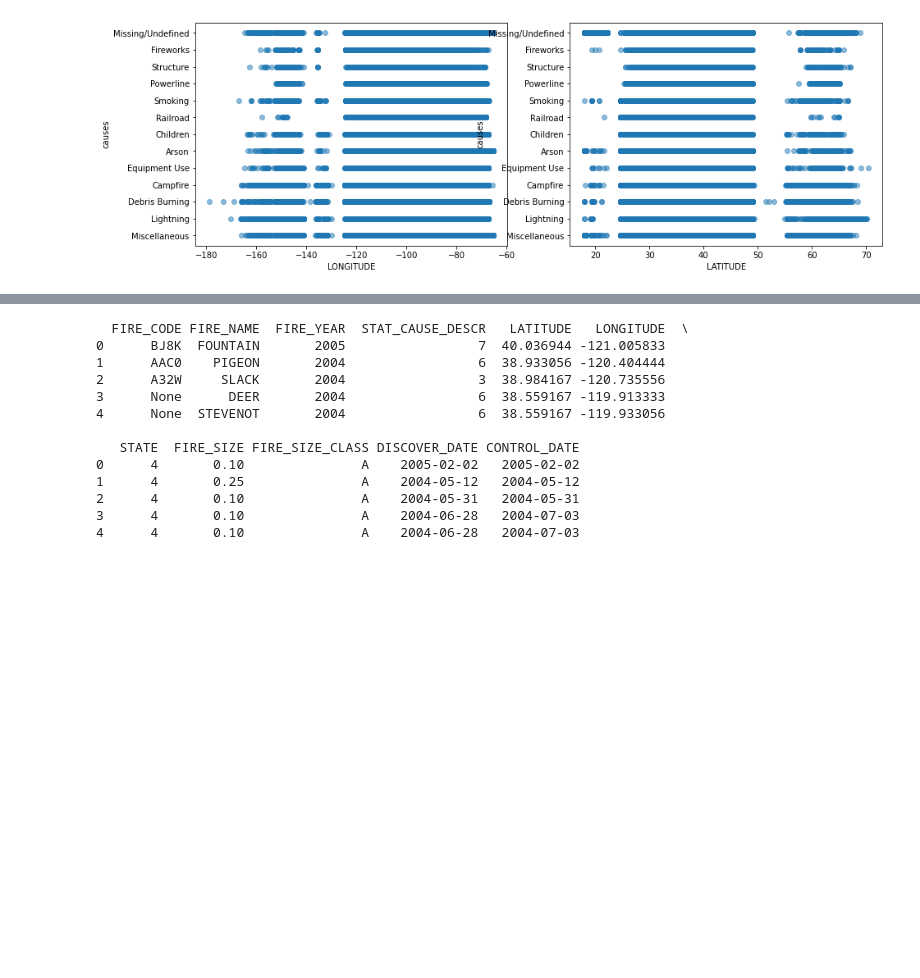
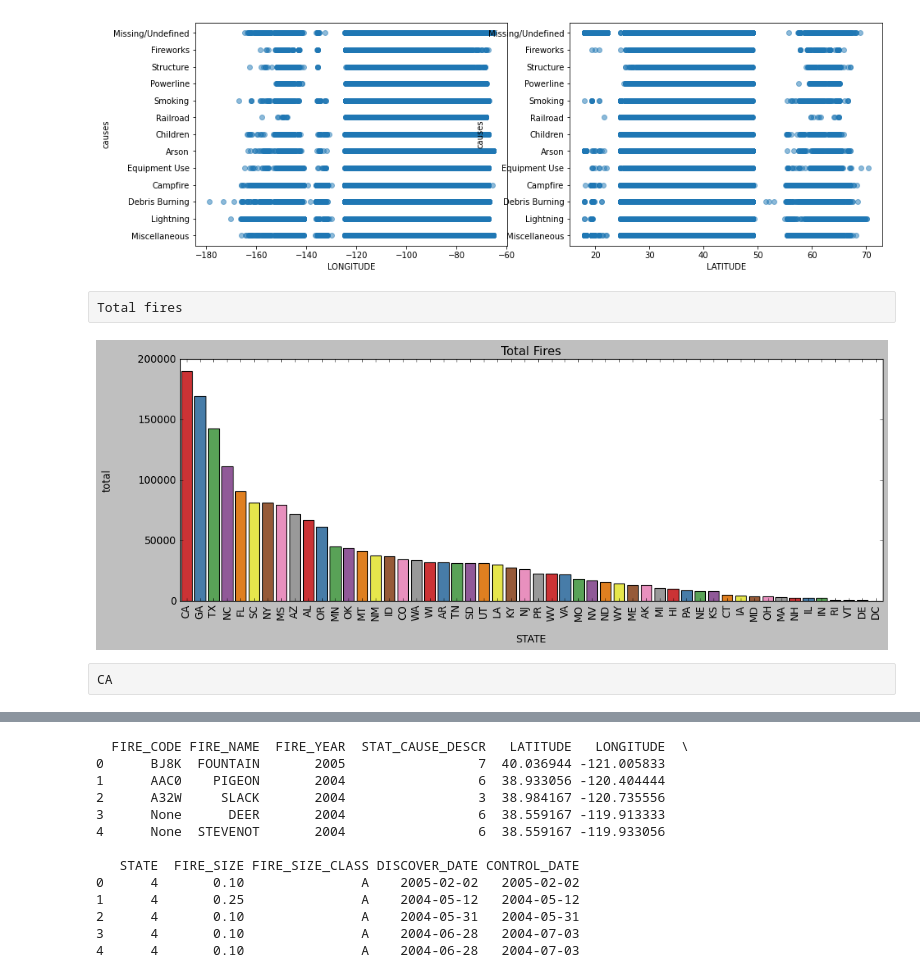
Before and after one commit to HaonanQuan1/Data-Science-WildFire, a Jupyter notebook: Project_Wildfire.ipynb, the cells around one changed output, grey strips where cells are left out. Cells and saved outputs as stored; diff of their text form; code cells hidden in the pictures; blank space fills up the shorter version.

```diff
--- a/Project_Wildfire.ipynb
+++ b/Project_Wildfire.ipynb
@@ -241,3 +260,19 @@ ax[1].set_ylabel(ylabel='causes')
 # %% [output]
 Text(0, 0.5, 'causes')
 [figure]
+# %% [raw]
+Total fires
+# %%
+data_state = pd.read_sql_query("SELECT count(STATE)as total,STATE FROM 'Fires' group by STATE order by total desc", conn)
+
+fig, ax = plt.subplots(figsize=(15,5))
+sns.barplot(x='STATE', y='total', data=data_state, palette='Set1')
+ax.set_xlabel(ax.get_xlabel(), labelpad=15)
+ax.set_ylabel(ax.get_ylabel(), labelpad=30)
+plt.xticks(rotation=90)
+plt.title('Total Fires')
+plt.show()
+# %% [output]
+[figure, added]
+# %% [raw]
+CA
```
Also changed, not shown: parts of 65 cells of this notebook.
